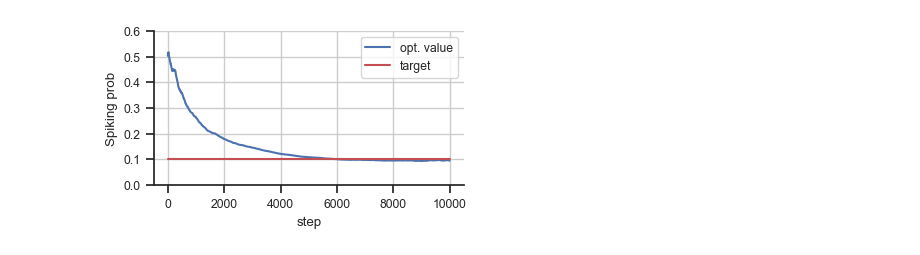
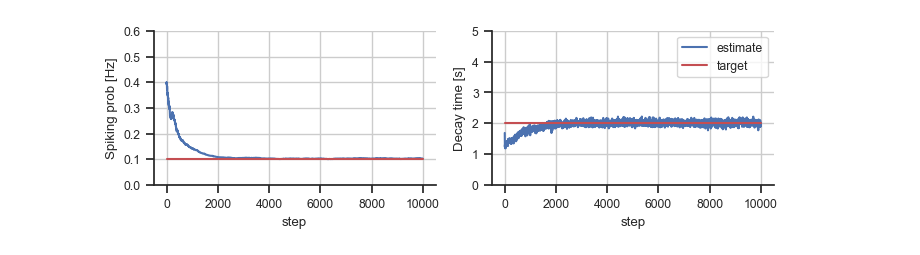
Before and after one commit to AllenInstitute/sourcesep, a Jupyter notebook: notebooks/18_sim_opt.ipynb, the cells around one changed output. Cells and saved outputs as stored; diff of their text form; code cells hidden in the pictures.

Commit message:
updated surrogate loss, spike prob and decay time can now be jointly optimized

```diff
--- a/notebooks/18_sim_opt.ipynb
+++ b/notebooks/18_sim_opt.ipynb
@@ -286,7 +286,7 @@ def make_signal_torch(sampling_frequency=20,
 
     t = torch.arange(n_samples, dtype=torch.float32) / sampling_frequency  # in seconds
     #filter_size = int(exp_decay_constant * sampling_frequency * 3)
-    filter_size = int(sampling_frequency * 10) # fixed filter width
+    filter_size = int(sampling_frequency * 25) # fixed filter width
     filter = torch.exp(-t[0:filter_size]/exp_decay_constant).reshape(1, 1, -1)
     filter_flipped = torch.flip(filter, dims=(2,))  # torch conv is cross corr
 
@@ -303,12 +303,17 @@ def make_signal_torch(sampling_frequency=20,
 target_spike_prob = 0.1
 target_decay_constant = 2.0
 sampling_frequency = 20
-n_samples=10000
+n_samples=10500
 
 decay_time = lambda x: 5*torch.sigmoid(x)
-theta_a = torch.tensor(0.0, requires_grad=True)
-phi_a = torch.tensor(-2.0, requires_grad=False)
-optimizer = torch.optim.Adam([theta_a, phi_a], lr=0.01)
+sigmoid_inv = lambda p: torch.log(p/(1-p))
+p=torch.tensor(target_spike_prob + 0.3)
+theta_a = sigmoid_inv(p).detach().clone().requires_grad_(True)
+
+p = (1/5)*torch.tensor(target_decay_constant)
+phi_a = sigmoid_inv(p).detach().clone().requires_grad_(True)
+
+optimizer = torch.optim.SGD([theta_a, phi_a], lr=10.)
 
 time_b, signal_b, log_probs_b = make_signal_torch(sampling_frequency=sampling_frequency,
                                 n_samples=n_samples,
@@ -317,12 +322,13 @@ time_b, signal_b, log_probs_b = make_signal_torch(sampling_frequency=sampling_fr
 
 n_steps = 10000
 est_prob = [None]*n_steps
+est_decay_time = [None]*n_steps
 for i in range(n_steps):
     optimizer.zero_grad()
 
     time_a, signal_a, log_probs_a = make_signal_torch(sampling_frequency=sampling_frequency,
                                 n_samples=n_samples,
-                                exp_decay_constant=target_decay_constant,#decay_time(phi_a),
+                                exp_decay_constant=decay_time(phi_a),
                                 spike_freq=torch.sigmoid(theta_a))
 
 
@@ -350,17 +356,19 @@ for i in range(n_steps):
                                     sampling_freq=sampling_frequency)
 
     #loss = (torch.sum(signal_a) - torch.sum(signal_b))**2
-    loss = torch.mean(psd_welch_a - psd_welch_b)**2
-    loss_sfe = torch.mean(log_probs_a * loss)
+    loss = torch.mean((torch.log(psd_welch_a) - torch.log(psd_welch_b))**2)
+    loss_sfe = torch.mean(log_probs_a * loss) + loss
     loss_sfe.backward()
     optimizer.step()
     est_prob[i] = torch.sigmoid(theta_a).item()
+    est_decay_time[i] = decay_time(phi_a).item()
 
     if i % 1000 == 0:
         print(f'step:{i:04d}:' + \
               f'p_spiking={torch.sigmoid(theta_a).item():0.3f} [Hz] (target = {target_spike_prob:0.3f})  ' + \
               f't_decay={decay_time(phi_a).item():0.3f} [s] (target={target_decay_constant:0.2f}) ' + \
-              f'loss={loss.item():0.6f}')
+              f'loss={loss.item():0.6f}  ' + \
+              f'loss_sfe={loss_sfe.item():0.6f}')
 
         _, axes = plt.subplots(1, 2, figsize=(9, 2))
         ax = axes[0]
@@ -393,11 +401,16 @@ step:5000:p_spiking=0.108 [Hz] (target = 0.100)  t_decay=0.596 [s] (target=2.00)
 ... (8 outputs left out)
 # %%
-f, ax = plt.subplots(1, 1, figsize=(4, 2))
-ax.plot(est_prob, c='b', label='opt. value')
-ax.plot([0, len(est_prob)],[target_spike_prob,target_spike_prob], c='r',label='target')
-ax.set(xlabel='step', ylabel='Spiking prob', ylim=(0,0.6))
-ax.grid()
+f, ax = plt.subplots(1, 2, figsize=(8, 2))
+ax[0].plot(est_prob, c='b', label='estimate')
+ax[0].plot([0, len(est_prob)],[target_spike_prob,target_spike_prob], c='r',label='target')
+ax[0].set(xlabel='step', ylabel='Spiking prob [Hz]', ylim=(0,0.6))
+ax[0].grid()
+
+ax[1].plot(est_decay_time, c='b', label='estimate')
+ax[1].plot([0, len(est_decay_time)],[target_decay_constant,target_decay_constant], c='r',label='target')
+ax[1].set(xlabel='step', ylabel='Decay time [s]', ylim=(0,5))
+ax[1].grid()
 plt.legend()
 plt.show()
 # %% [output]
-[figure, old version]
+[figure, new version]
```
Also changed, not shown: parts of 5 cells of this notebook.
